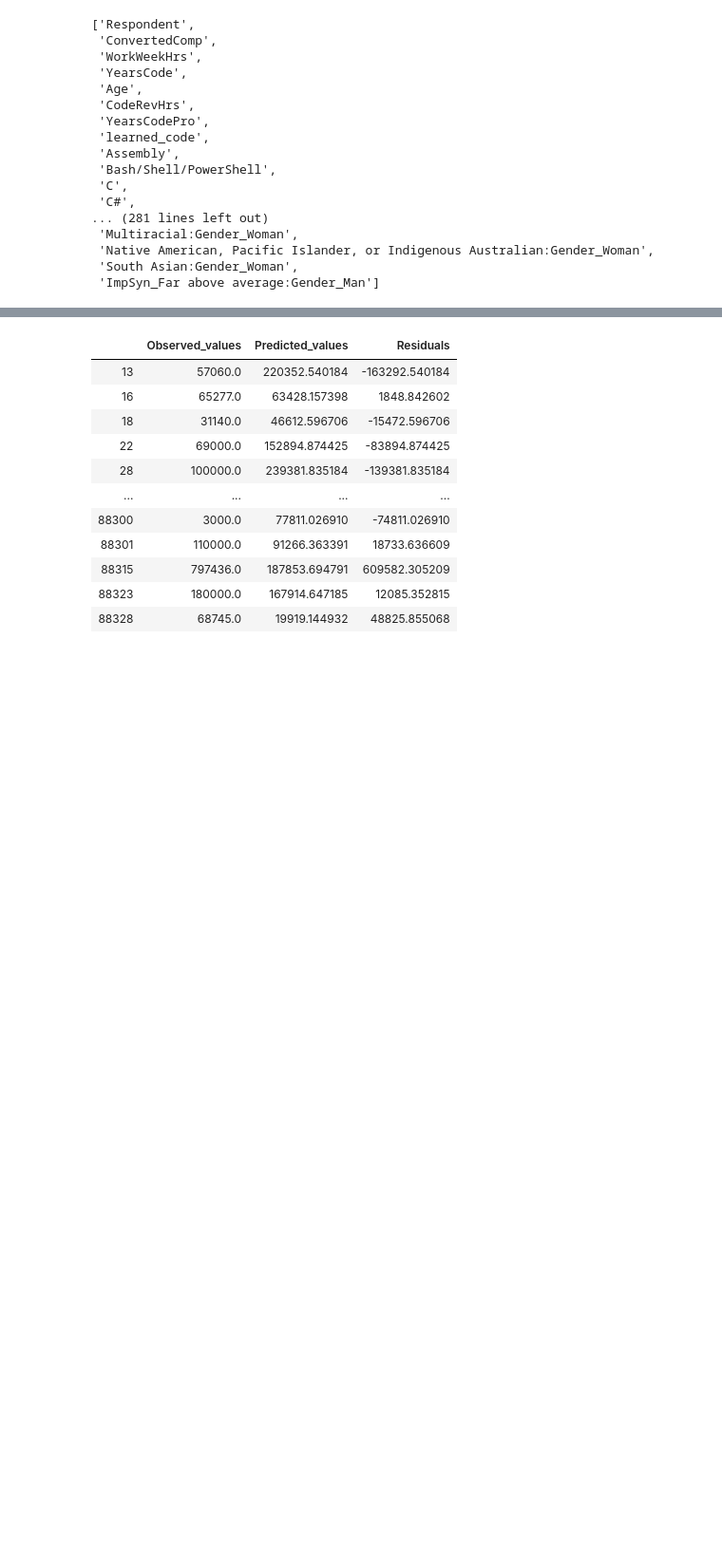
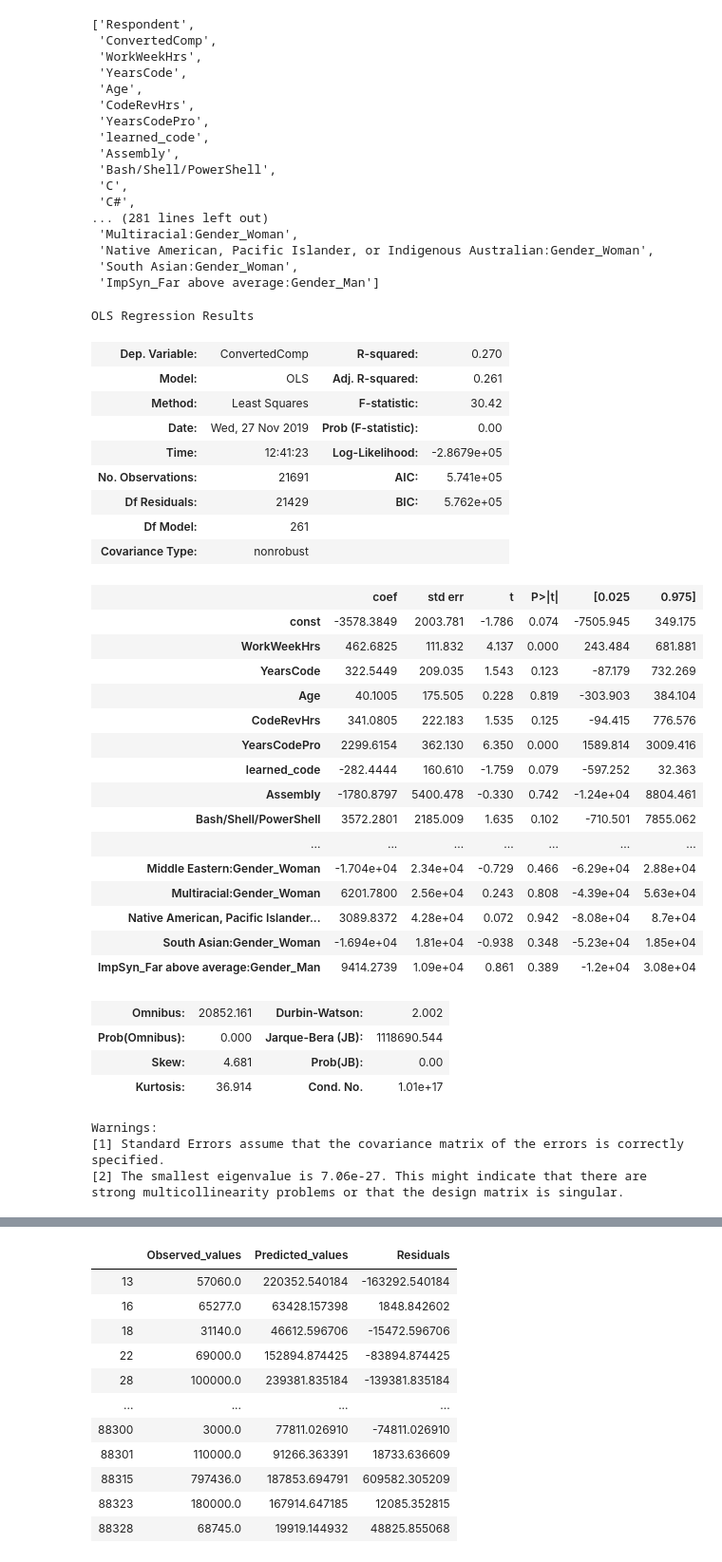
Before and after one commit to KennyMiyasato/developer_salary_predictor, a Jupyter notebook: charlie/charlie_index.ipynb, the cells around one changed output, grey strips where cells are left out. Shown at 95% size. Cells and saved outputs as stored; diff of their text form; code cells hidden in the pictures; blank space fills up the shorter version.

```diff
--- a/charlie/charlie_index.ipynb
+++ b/charlie/charlie_index.ipynb
@@ -387,4 +368,41 @@ sm_performance,sm_variables,sm_outcomes = sm_OLS(X,Y)
 #sm_performance['Value'] = sm_performance['Value'].apply(lambda x: round(x,10))
+# %%
+results
+# %% [output]
+OLS Regression Results
+| Dep. Variable: | ConvertedComp | R-squared: | 0.270 |
+| Model: | OLS | Adj. R-squared: | 0.261 |
+| Method: | Least Squares | F-statistic: | 30.42 |
+| Date: | Wed, 27 Nov 2019 | Prob (F-statistic): | 0.00 |
+| Time: | 12:41:23 | Log-Likelihood: | -2.8679e+05 |
+| No. Observations: | 21691 | AIC: | 5.741e+05 |
+| Df Residuals: | 21429 | BIC: | 5.762e+05 |
+| Df Model: | 261 |  |  |
+| Covariance Type: | nonrobust |  |  |
+|  | coef | std err | t | P>|t| | [0.025 | 0.975] |
+| const | -3578.3849 | 2003.781 | -1.786 | 0.074 | -7505.945 | 349.175 |
+| WorkWeekHrs | 462.6825 | 111.832 | 4.137 | 0.000 | 243.484 | 681.881 |
+| YearsCode | 322.5449 | 209.035 | 1.543 | 0.123 | -87.179 | 732.269 |
+| Age | 40.1005 | 175.505 | 0.228 | 0.819 | -303.903 | 384.104 |
+| CodeRevHrs | 341.0805 | 222.183 | 1.535 | 0.125 | -94.415 | 776.576 |
+| YearsCodePro | 2299.6154 | 362.130 | 6.350 | 0.000 | 1589.814 | 3009.416 |
+| learned_code | -282.4444 | 160.610 | -1.759 | 0.079 | -597.252 | 32.363 |
+| Assembly | -1780.8797 | 5400.478 | -0.330 | 0.742 | -1.24e+04 | 8804.461 |
+| Bash/Shell/PowerShell | 3572.2801 | 2185.009 | 1.635 | 0.102 | -710.501 | 7855.062 |
+| ... | ... | ... | ... | ... | ... | ... |
+| Middle Eastern:Gender_Woman | -1.704e+04 | 2.34e+04 | -0.729 | 0.466 | -6.29e+04 | 2.88e+04 |
+| Multiracial:Gender_Woman | 6201.7800 | 2.56e+04 | 0.243 | 0.808 | -4.39e+04 | 5.63e+04 |
+| Native American, Pacific Islander... | 3089.8372 | 4.28e+04 | 0.072 | 0.942 | -8.08e+04 | 8.7e+04 |
+| South Asian:Gender_Woman | -1.694e+04 | 1.81e+04 | -0.938 | 0.348 | -5.23e+04 | 1.85e+04 |
+| ImpSyn_Far above average:Gender_Man | 9414.2739 | 1.09e+04 | 0.861 | 0.389 | -1.2e+04 | 3.08e+04 |
+| Omnibus: | 20852.161 | Durbin-Watson: | 2.002 |
+| Prob(Omnibus): | 0.000 | Jarque-Bera (JB): | 1118690.544 |
+| Skew: | 4.681 | Prob(JB): | 0.00 |
+| Kurtosis: | 36.914 | Cond. No. | 1.01e+17 |
+Warnings:
+[1] Standard Errors assume that the covariance matrix of the errors is correctly specified.
+[2] The smallest eigenvalue is 7.06e-27. This might indicate that there are
+strong multicollinearity problems or that the design matrix is singular.
 # %%
 pd.set_option('display.max_rows',2000)
 # %%
```
Also changed, not shown: parts of 27 cells of this notebook.
